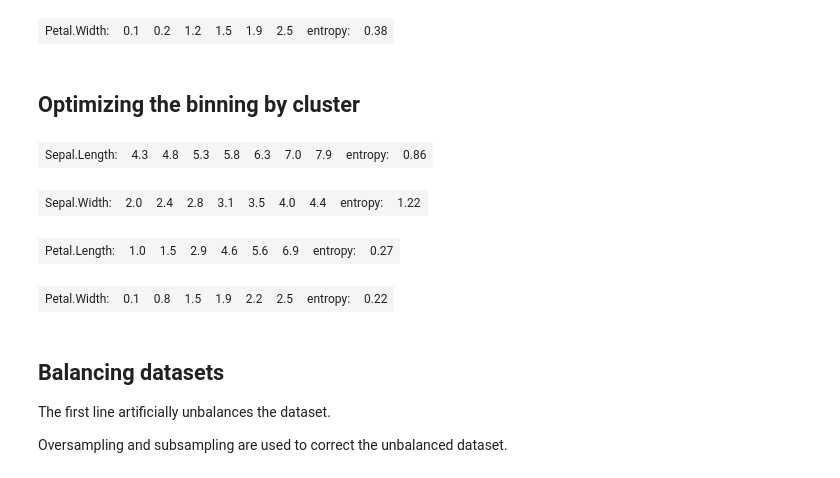
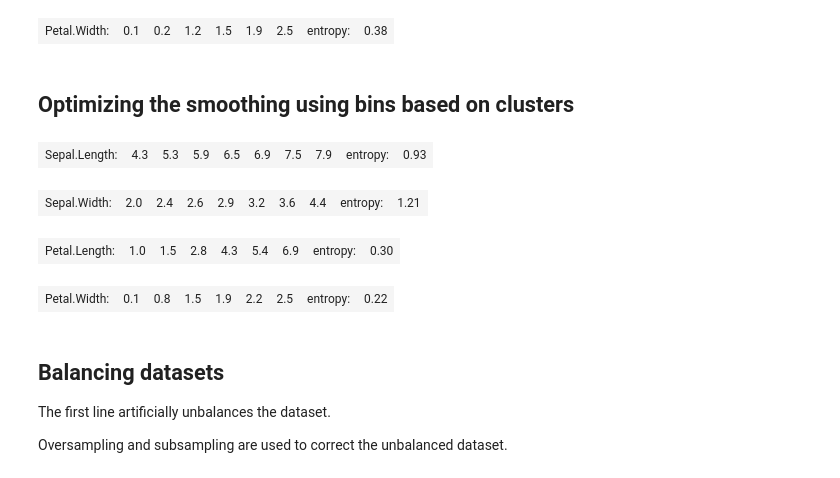
Before and after one commit to eogasawara/mylibrary, a Jupyter notebook: myPreprocessing.ipynb, the cells around one changed output. Drawn from its saved outputs; the diff is of its cells as text; code cells hidden in the pictures.

```diff
--- a/myPreprocessing.ipynb
+++ b/myPreprocessing.ipynb
@@ -188,23 +188,23 @@ show_row(c('Petal.Width: ', sprintf("%.1f",bpw$interval), 'entropy: ', sprintf("
 | Sepal.Width: | 2.0 | 2.7 | 2.9 | 3.0 | 3.2 | 3.4 | 4.4 | entropy: | 1.19 |
 | Petal.Length: | 1.0 | 1.5 | 3.9 | 4.6 | 5.3 | 6.9 | entropy: | 0.39 |
 | Petal.Width: | 0.1 | 0.2 | 1.2 | 1.5 | 1.9 | 2.5 | entropy: | 0.38 |
-# %% [markdown]
-## Optimizing the binning by cluster
+# %% [markdown]
+## Optimizing the smoothing using bins based on clusters
 # %%
-bsl <- binning.opt(iris$Sepal.Length, binning=binning.cluster)
-bsw <- binning.opt(iris$Sepal.Width, binning=binning.cluster)
-bpl <- binning.opt(iris$Petal.Length, binning=binning.cluster)
-bpw <- binning.opt(iris$Petal.Width, binning=binning.cluster)
+bsl <- smoothing.opt(iris$Sepal.Length, smoothing=smoothing.cluster)
+bsw <- smoothing.opt(iris$Sepal.Width, smoothing=smoothing.cluster)
+bpl <- smoothing.opt(iris$Petal.Length, smoothing=smoothing.cluster)
+bpw <- smoothing.opt(iris$Petal.Width, smoothing=smoothing.cluster)
 
 
 show_row(c('Sepal.Length: ', sprintf("%.1f",bsl$interval), 'entropy: ', sprintf("%.2f",entropy_group(bsl$bins_factor, iris$Species))))
 show_row(c('Sepal.Width: ', sprintf("%.1f",bsw$interval), 'entropy: ', sprintf("%.2f",entropy_group(bsw$bins_factor, iris$Species))))
 show_row(c('Petal.Length: ', sprintf("%.1f",bpl$interval), 'entropy: ', sprintf("%.2f",entropy_group(bpl$bins_factor, iris$Species))))
 show_row(c('Petal.Width: ', sprintf("%.1f",bpw$interval), 'entropy: ', sprintf("%.2f",entropy_group(bpw$bins_factor, iris$Species))))
 # %% [output]
-| Sepal.Length: | 4.3 | 4.8 | 5.3 | 5.8 | 6.3 | 7.0 | 7.9 | entropy: | 0.86 |
+| Sepal.Length: | 4.3 | 5.3 | 5.9 | 6.5 | 6.9 | 7.5 | 7.9 | entropy: | 0.93 |
-| Sepal.Width: | 2.0 | 2.4 | 2.8 | 3.1 | 3.5 | 4.0 | 4.4 | entropy: | 1.22 |
+| Sepal.Width: | 2.0 | 2.4 | 2.6 | 2.9 | 3.2 | 3.6 | 4.4 | entropy: | 1.21 |
-| Petal.Length: | 1.0 | 1.5 | 2.9 | 4.6 | 5.6 | 6.9 | entropy: | 0.27 |
+| Petal.Length: | 1.0 | 1.5 | 2.8 | 4.3 | 5.4 | 6.9 | entropy: | 0.30 |
 | Petal.Width: | 0.1 | 0.8 | 1.5 | 1.9 | 2.2 | 2.5 | entropy: | 0.22 |
 # %% [markdown]
 ## Balancing datasets
```
Also changed, not shown: parts of 7 cells of this notebook.
